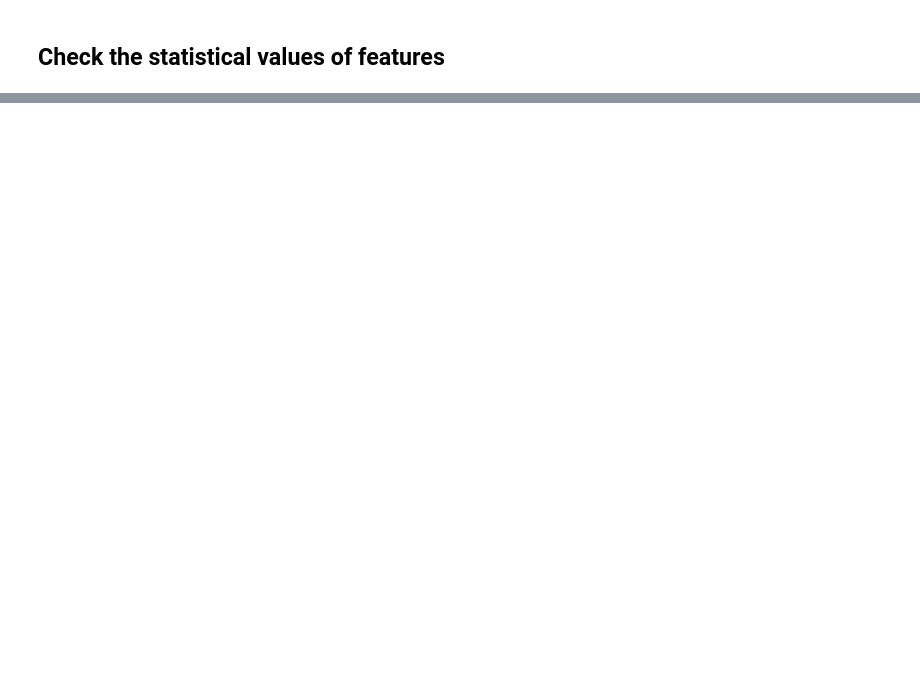
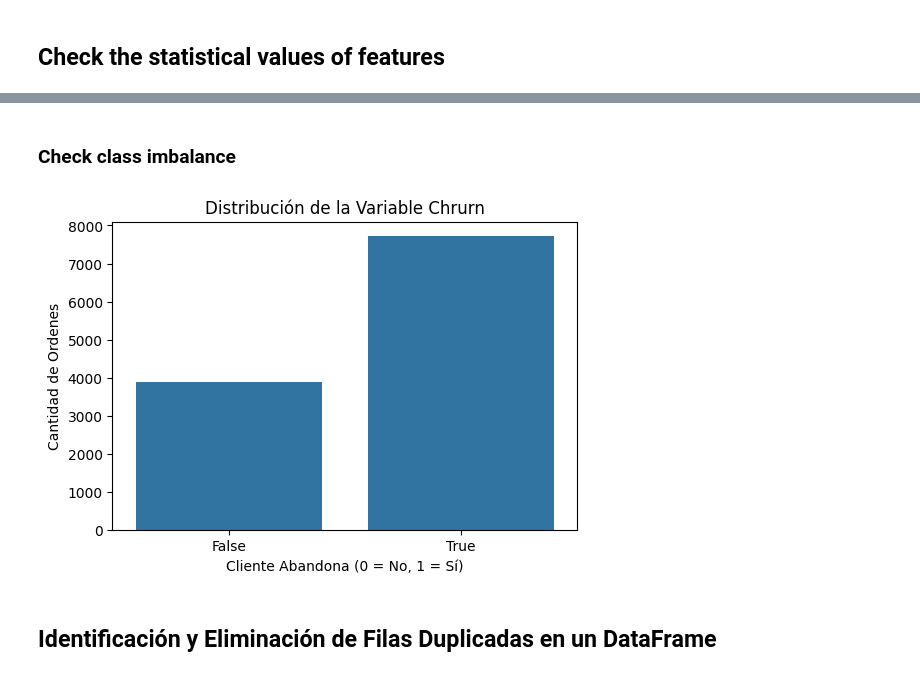
Before and after one commit to infante-manu/unav-data-cleaning-and-preparation, a Jupyter notebook: churn-prediction__alfaro-infante.ipynb, the cells around one changed output, grey strips where cells are left out. Drawn from its saved outputs; the diff is of its cells as text; code cells hidden in the pictures; blank space fills up the shorter version.

Commit message:
analysis checkpoint

```diff
--- a/churn-prediction__alfaro-infante.ipynb
+++ b/churn-prediction__alfaro-infante.ipynb
@@ -25,6 +29,6 @@ This dataset can be leveraged for predicting delivery times, analyzing customer
 # %%
 # Get Data
 path = kagglehub.dataset_download("sujalsuthar/food-delivery-order-history-data")
-data = pd.read_csv(path + "/order_history_kaggle_data.csv")
+data_raw = pd.read_csv(path + "/order_history_kaggle_data.csv")
 # %%
 # Rename of the columns names for easy use
@@ -409,0 +322,13 @@ df.shape
+# %% [markdown]
+### Check class imbalance
+# %%
+plt.figure(figsize=(6,4))
+sns.countplot(x=df['target'])
+plt.title("Distribución de la Variable Chrurn")
+plt.xlabel("Cliente Abandona (0 = No, 1 = Sí)")
+plt.ylabel("Cantidad de Ordenes")
+plt.show()
+# %% [output]
+[figure, added]
+# %% [markdown]
+## Identificación y Eliminación de Filas Duplicadas en un DataFrame
```
Also changed, not shown: parts of 67 cells of this notebook, 1 other file.
